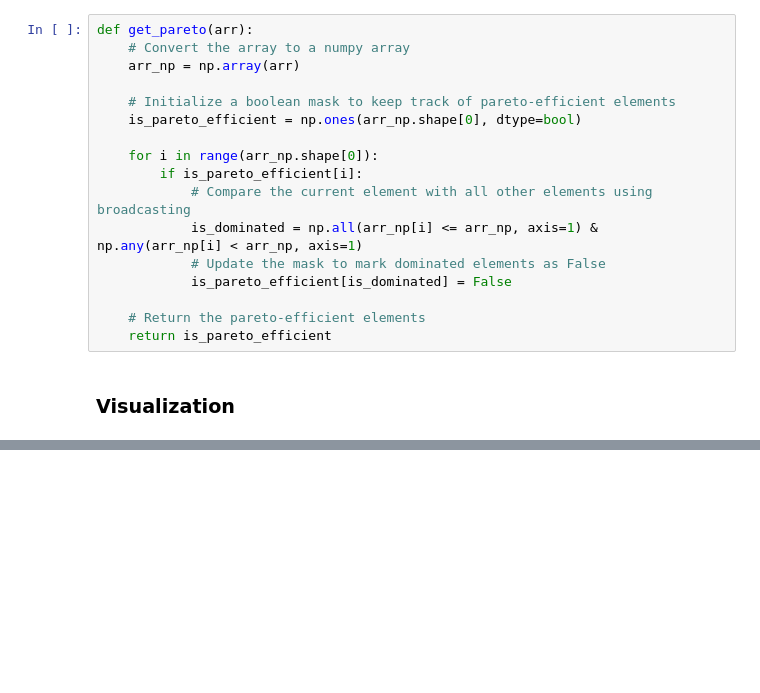
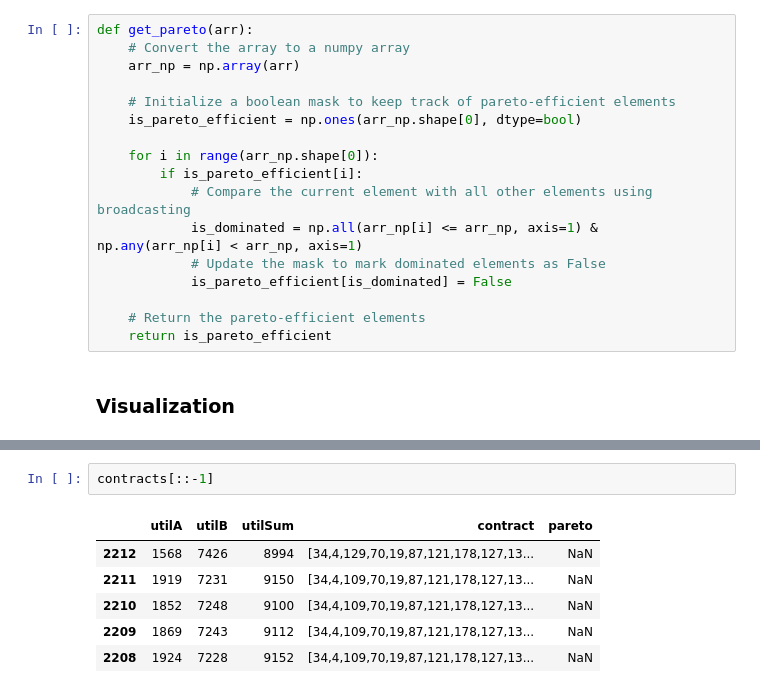
Before and after one commit to xTerradon/DHBW_Agenten, a Jupyter notebook: visualization/visualize_single.ipynb, the cells around one changed output, grey strips where cells are left out. Cells and saved outputs as stored; diff of their text form; blank space fills up the shorter version.

```diff
--- a/visualization/visualize_single.ipynb
+++ b/visualization/visualize_single.ipynb
@@ -74 +74,10 @@ contracts.head()
+# %%
+contracts[::-1]
+# %% [output]
+|  | utilA | utilB | utilSum | contract | pareto |
+| 2212 | 1568 | 7426 | 8994 | [34,4,129,70,19,87,121,178,127,13... | NaN |
+| 2211 | 1919 | 7231 | 9150 | [34,4,109,70,19,87,121,178,127,13... | NaN |
+| 2210 | 1852 | 7248 | 9100 | [34,4,109,70,19,87,121,178,127,13... | NaN |
+| 2209 | 1869 | 7243 | 9112 | [34,4,109,70,19,87,121,178,127,13... | NaN |
+| 2208 | 1924 | 7228 | 9152 | [34,4,109,70,19,87,121,178,127,13... | NaN |
 # %%
```
Also changed, not shown: parts of 4 cells of this notebook, 5 other files.
